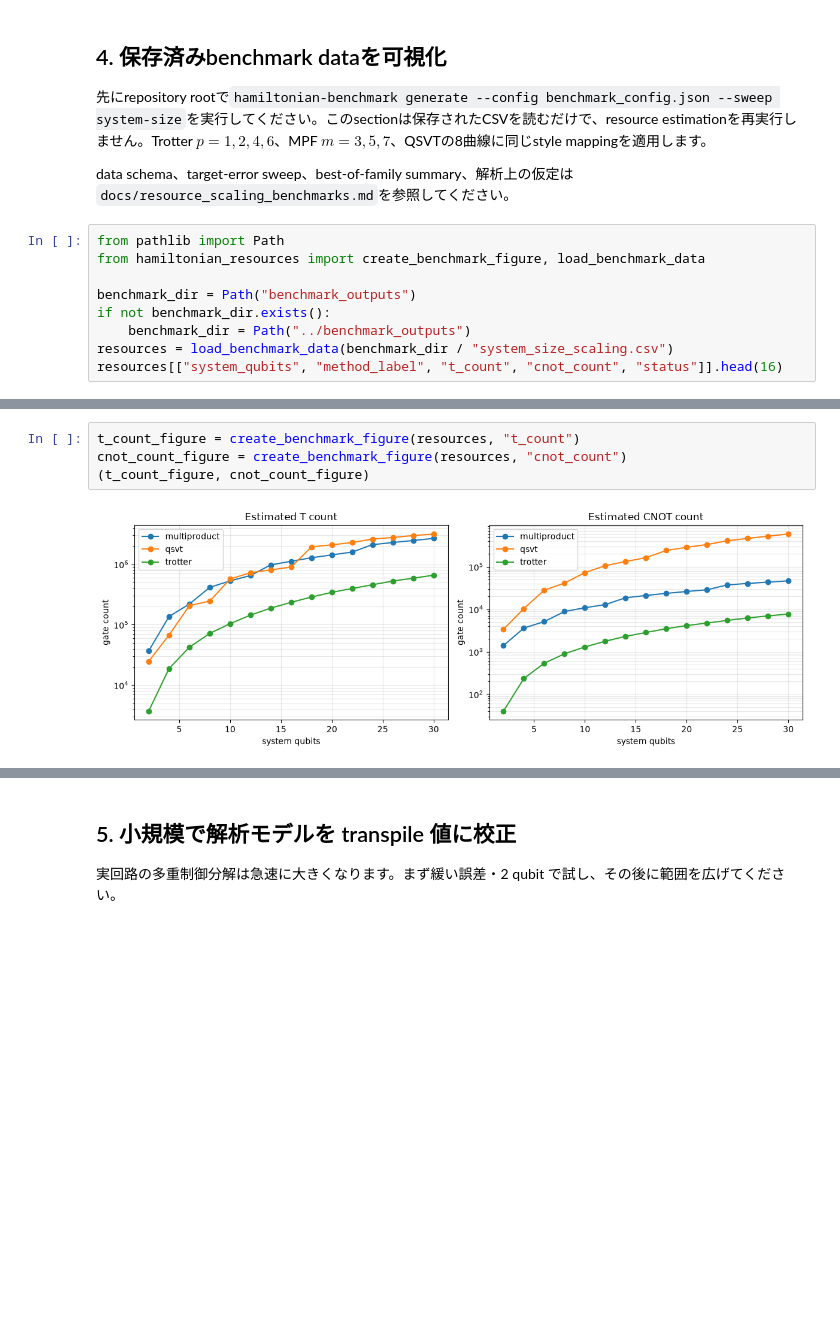
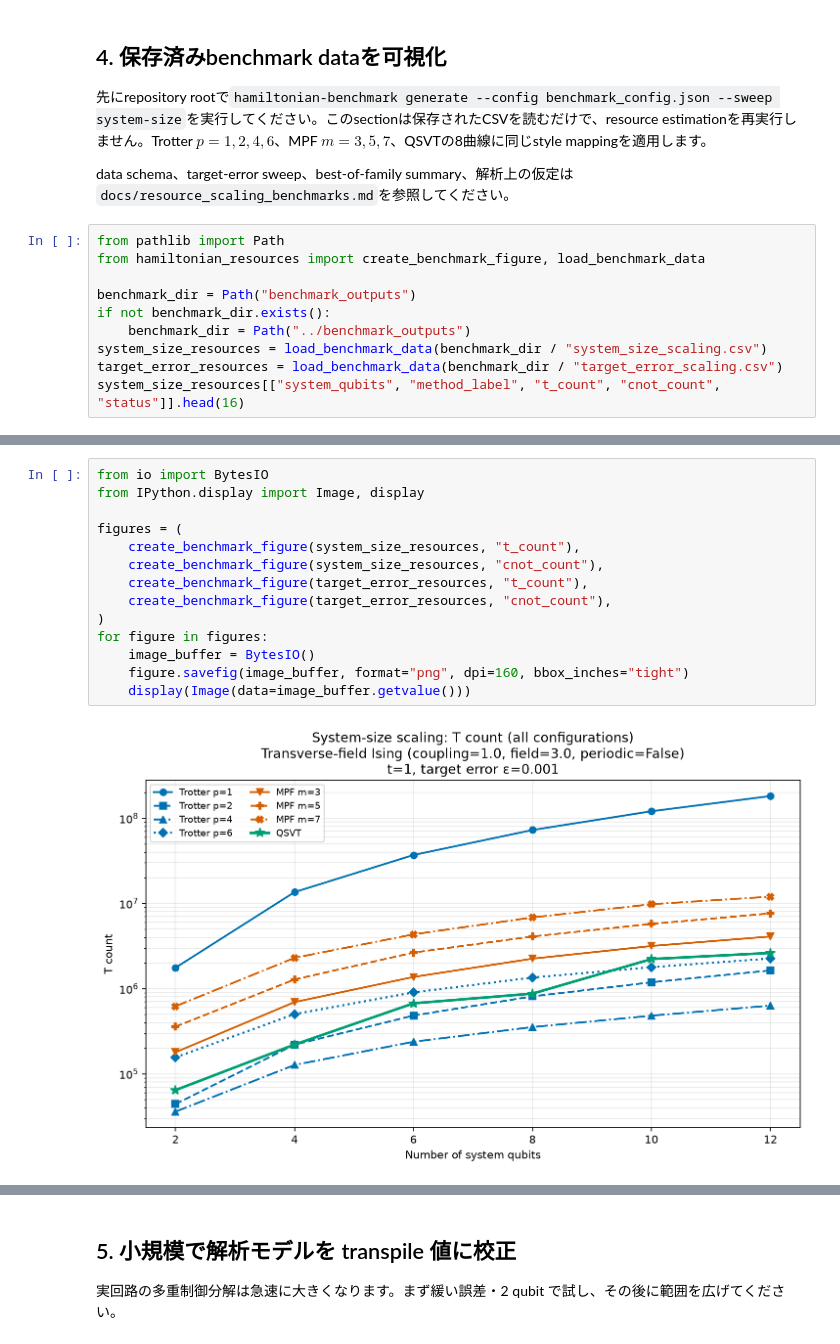
Before and after one commit to xiang-gong3944/001_hamiltonian_simulation, a Jupyter notebook: notebooks/resource_comparison.ipynb, the cells around one changed output, grey strips where cells are left out. Cells and saved outputs as stored; diff of their text form; blank space fills up the shorter version.

Commit message:
docs: embed resource benchmark plots in notebook

```diff
--- a/notebooks/resource_comparison.ipynb
+++ b/notebooks/resource_comparison.ipynb
@@ -77,6 +77,7 @@ from hamiltonian_resources import create_benchmark_figure, load_benchmark_data
 benchmark_dir = Path("benchmark_outputs")
 if not benchmark_dir.exists():
     benchmark_dir = Path("../benchmark_outputs")
-resources = load_benchmark_data(benchmark_dir / "system_size_scaling.csv")
-resources[["system_qubits", "method_label", "t_count", "cnot_count", "status"]].head(16)
+system_size_resources = load_benchmark_data(benchmark_dir / "system_size_scaling.csv")
+target_error_resources = load_benchmark_data(benchmark_dir / "target_error_scaling.csv")
+system_size_resources[["system_qubits", "method_label", "t_count", "cnot_count", "status"]].head(16)
 # %% [output]
@@ -93,6 +101,16 @@ resources[["system_qubits", "method_label", "t_count", "cnot_count", "status"]].
 # %%
-t_count_figure = create_benchmark_figure(resources, "t_count")
-cnot_count_figure = create_benchmark_figure(resources, "cnot_count")
-(t_count_figure, cnot_count_figure)
+from io import BytesIO
+from IPython.display import Image, display
+
+figures = (
+    create_benchmark_figure(system_size_resources, "t_count"),
+    create_benchmark_figure(system_size_resources, "cnot_count"),
+    create_benchmark_figure(target_error_resources, "t_count"),
+    create_benchmark_figure(target_error_resources, "cnot_count"),
+)
+for figure in figures:
+    image_buffer = BytesIO()
+    figure.savefig(image_buffer, format="png", dpi=160, bbox_inches="tight")
+    display(Image(data=image_buffer.getvalue()))
 # %% [output]
-[figure, old version]
+[figure, new version]
```
Also changed, not shown: parts of 2 cells of this notebook.
